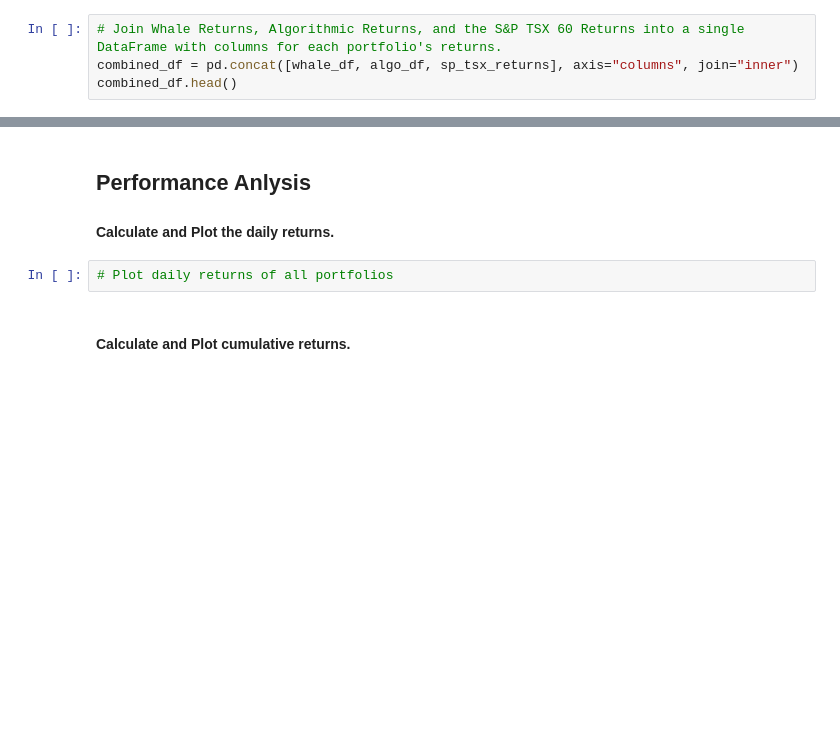
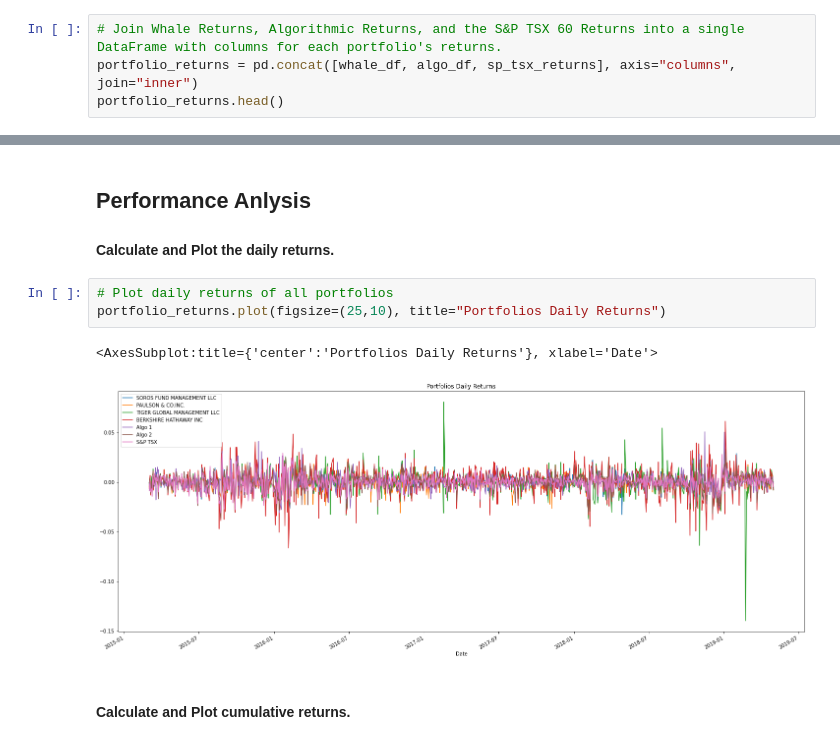
Before and after one commit to brilliantlyc/Portfolios_Analysis, a Jupyter notebook: whale_analysis.ipynb, the cells around one changed output, grey strips where cells are left out. Saved outputs shown, nothing was run; the diff lists cells and outputs as text; blank space fills up the shorter version.

```diff
--- a/whale_analysis.ipynb
+++ b/whale_analysis.ipynb
@@ -218,8 +218,8 @@ sp_tsx_returns.head()
 ## Combine Whale, Algorithmic, and S&P TSX 60 Returns
 # %%
 # Join Whale Returns, Algorithmic Returns, and the S&P TSX 60 Returns into a single DataFrame with columns for each portfolio's returns.
-combined_df = pd.concat([whale_df, algo_df, sp_tsx_returns], axis="columns", join="inner")
-combined_df.head()
+portfolio_returns = pd.concat([whale_df, algo_df, sp_tsx_returns], axis="columns", join="inner")
+portfolio_returns.head()
 # %% [output]
 |  | SOROS FUND MANAGEMENT LLC | PAULSON & CO.INC. | TIGER GLOBAL MANAGEMENT LLC | BERKSHIRE HATHAWAY INC | Algo 1 | Algo 2 | ... |
 | Date |  |  |  |  |  |  | ... |
@@ -240,6 +240,10 @@ In this section, you will calculate and visualize performance and risk metrics f
 #### Calculate and Plot the daily returns.
 # %%
 # Plot daily returns of all portfolios
+portfolio_returns.plot(figsize=(25,10), title="Portfolios Daily Returns")
+# %% [output]
+<AxesSubplot:title={'center':'Portfolios Daily Returns'}, xlabel='Date'>
+[figure, added]
 # %% [markdown]
 #### Calculate and Plot cumulative returns.
 # %%
```
Also changed, not shown: parts of 7 cells of this notebook.
